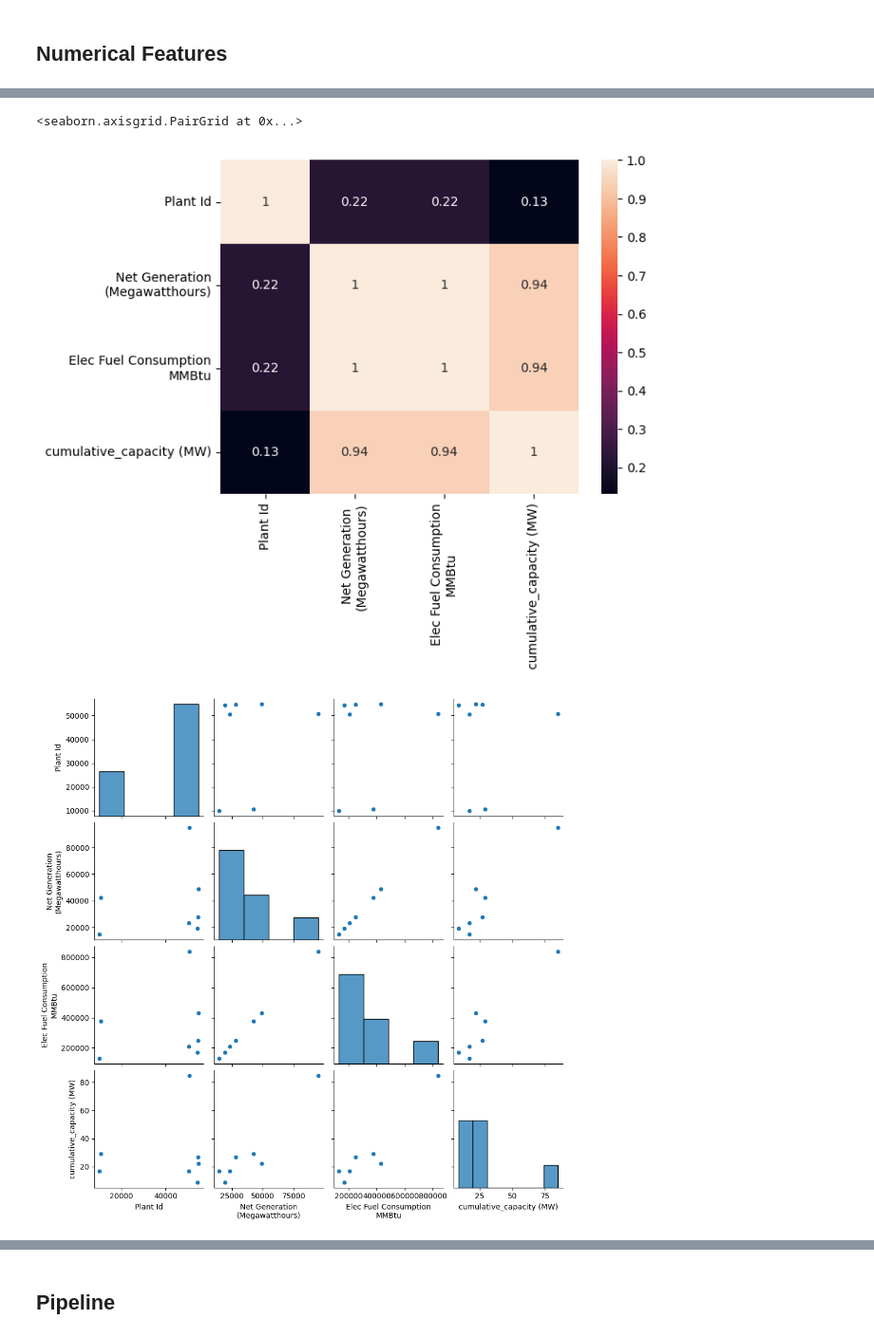
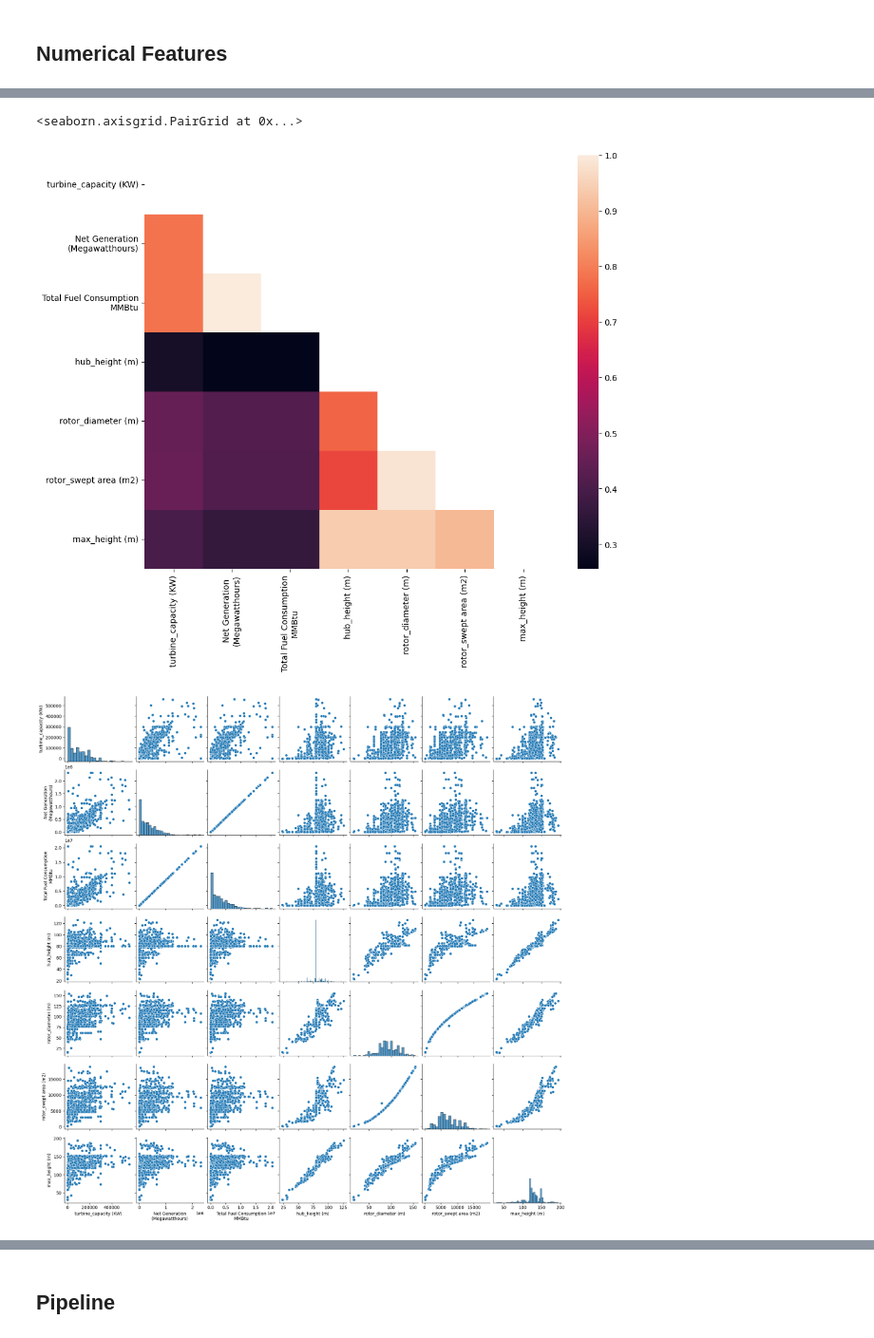
Before and after one commit to NicsLvl/DA1_Capstone_JADEN, a Jupyter notebook: Model_wind_turbine.ipynb, the cells around one changed output, grey strips where cells are left out. Shown at 95% size. Saved outputs shown, nothing was run; the diff lists cells and outputs as text; code cells hidden in the pictures.

```diff
--- a/Model_wind_turbine.ipynb
+++ b/Model_wind_turbine.ipynb
@@ -82,0 +151,16 @@ model_df = wind_df[features]
+# %%
+# group by turbine_capacity (KW) and project_name
+model_df = df.groupby(['project_name'
+                    #    'Plant State',
+                    #    'Census Region',
+                    #    'NERC Region',
+                    #    'county'
+                       ]).agg(
+    {'turbine_capacity (KW)':'sum',
+        'Net Generation\n(Megawatthours)':'mean',
+        'Total Fuel Consumption\nMMBtu':'mean',
+        'hub_height (m)':'mean',
+        'rotor_diameter (m)':'mean',
+        'rotor_swept area (m2)':'mean',
+        'max_height (m)':'mean',
+        })
@@ -83,3 +171,6 @@ model_df = wind_df[features]
+# %%
+# reset index and keep the column of model_df
+model_df = model_df.reset_index()
 # %%
 model_df.info()
 # %% [output]
@@ -102,3 +194,3 @@ memory usage: 56.7+ KB
 # %%
-# drop missing values
-model_df.dropna(inplace=True)
+# drop all null values
+model_df = model_df.dropna()
@@ -119,3 +196,0 @@ Name: Plant Id, dtype: int64
-# %%
-# remove duplicates
-model_df.drop_duplicates(inplace=True)
@@ -141,15 +215,19 @@ model_df.describe()
 # %%
 # plot a correlation matrix
 import seaborn as sns
-corr = model_df.corr()
-sns.heatmap(corr, annot=True)
+corr = model_df.corr(numeric_only=True)
+
+# show only half the heatmap
+mask = np.triu(np.ones_like(corr, dtype=bool))
+f, ax = plt.subplots(figsize=(11, 9))
+sns.heatmap(corr, mask=mask)
 
 # plot a pairplot
 sns.pairplot(model_df)
 # %% [output]
 <seaborn.axisgrid.PairGrid at 0x...>
-[figure, old version]
+[figure, new version]
-[figure, old version]
+[figure, new version]
 # %%
 # plot histogram for each numerical feature
 model_df.hist(bins=50, figsize=(20,15))
```
Also changed, not shown: parts of 42 cells of this notebook.
